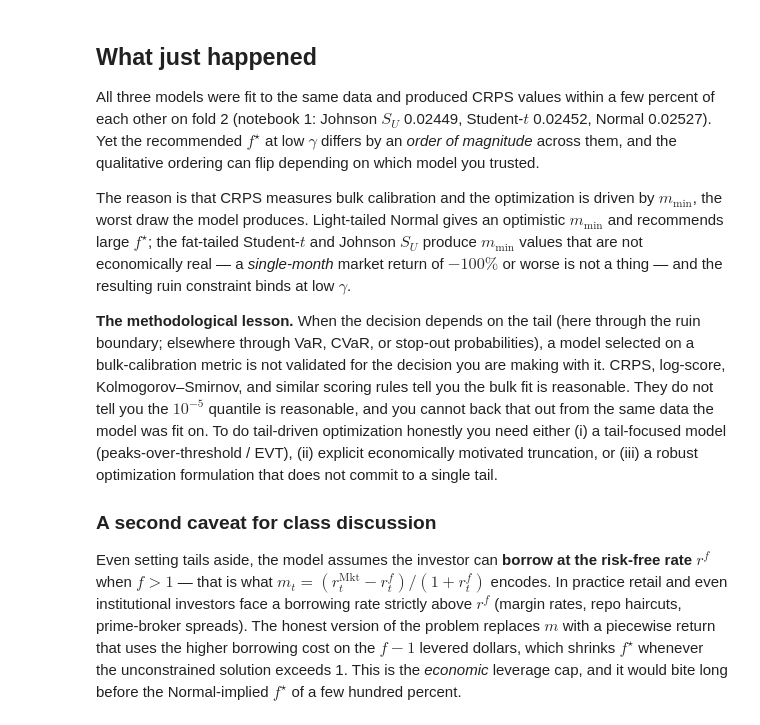
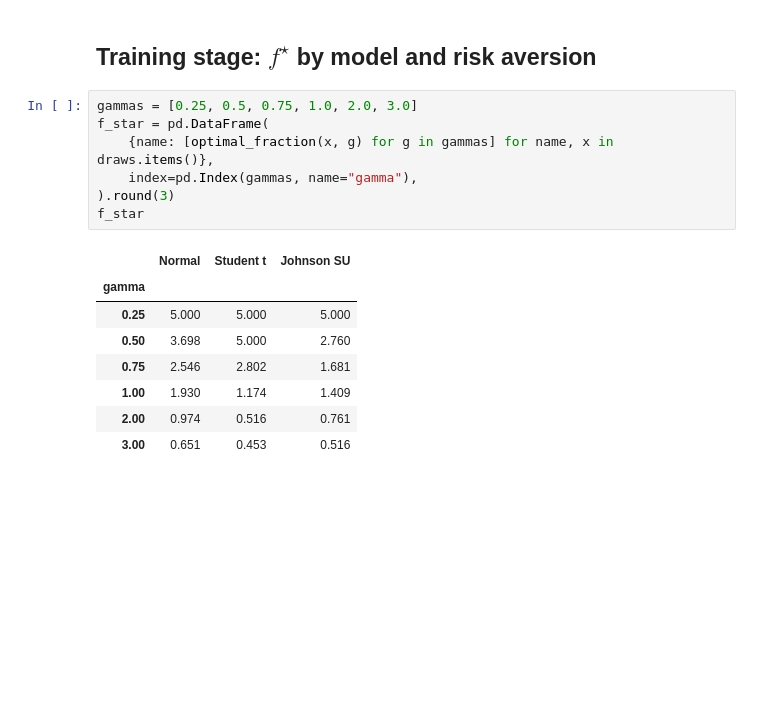
Before and after one commit to jackcghu/544_Notebooks, a Jupyter notebook: 06_Portfolio_optimization_and_copulas/2_simple_portfolio_optimization.ipynb, the cells around one changed output. Cells and saved outputs as stored; diff of their text form; blank space fills up the shorter version.

```diff
--- a/06_Portfolio_optimization_and_copulas/2_simple_portfolio_optimization.ipynb
+++ b/06_Portfolio_optimization_and_copulas/2_simple_portfolio_optimization.ipynb
@@ -106,12 +104,18 @@ results
-# %% [markdown]
-## What just happened
-
-All three models were fit to the same data and produced CRPS values within a few percent of each other on fold 2 (notebook 1: Johnson $S_U$ 0.02449, Student-$t$ 0.02452, Normal 0.02527). Yet the recommended $f^\star$ at low $\gamma$ differs by an *order of magnitude* across them, and the qualitative ordering can flip depending on which model you trusted.
-
-The reason is that CRPS measures bulk calibration and the optimization is driven by $m_{\min}$, the worst draw the model produces. Light-tailed Normal gives an optimistic $m_{\min}$ and recommends large $f^\star$; the fat-tailed Student-$t$ and Johnson $S_U$ produce $m_{\min}$ values that are not economically real — a *single-month* market return of $-100\%$ or worse is not a thing — and the resulting ruin constraint binds at low $\gamma$.
-
-**The methodological lesson.** When the decision depends on the tail (here through the ruin boundary; elsewhere through VaR, CVaR, or stop-out probabilities), a model selected on a bulk-calibration metric is not validated for the decision you are making with it. CRPS, log-score, Kolmogorov–Smirnov, and similar scoring rules tell you the bulk fit is reasonable. They do not tell you the $10^{-5}$ quantile is reasonable, and you cannot back that out from the same data the model was fit on. To do tail-driven optimization honestly you need either (i) a tail-focused model (peaks-over-threshold / EVT), (ii) explicit economically motivated truncation, or (iii) a robust optimization formulation that does not commit to a single tail.
-
-### A second caveat for class discussion
-
-Even setting tails aside, the model assumes the investor can **borrow at the risk-free rate** $r^f$ when $f > 1$ — that is what $m_t = (r^{\text{Mkt}}_t - r^f_t)/(1 + r^f_t)$ encodes. In practice retail and even institutional investors face a borrowing rate strictly above $r^f$ (margin rates, repo haircuts, prime-broker spreads). The honest version of the problem replaces $m$ with a piecewise return that uses the higher borrowing cost on the $f - 1$ levered dollars, which shrinks $f^\star$ whenever the unconstrained solution exceeds 1. This is the *economic* leverage cap, and it would bite long before the Normal-implied $f^\star$ of a few hundred percent.
+# %% [markdown]
+## Training stage: $f^\star$ by model and risk aversion
+# %%
+gammas = [0.25, 0.5, 0.75, 1.0, 2.0, 3.0]
+f_star = pd.DataFrame(
+    {name: [optimal_fraction(x, g) for g in gammas] for name, x in draws.items()},
+    index=pd.Index(gammas, name="gamma"),
+).round(3)
+f_star
+# %% [output]
+|  | Normal | Student t | Johnson SU |
+| gamma |  |  |  |
+| 0.25 | 5.000 | 5.000 | 5.000 |
+| 0.50 | 3.698 | 5.000 | 2.760 |
+| 0.75 | 2.546 | 2.802 | 1.681 |
+| 1.00 | 1.930 | 1.174 | 1.409 |
+| 2.00 | 0.974 | 0.516 | 0.761 |
+| 3.00 | 0.651 | 0.453 | 0.516 |
```
Also changed, not shown: parts of 20 cells of this notebook.
